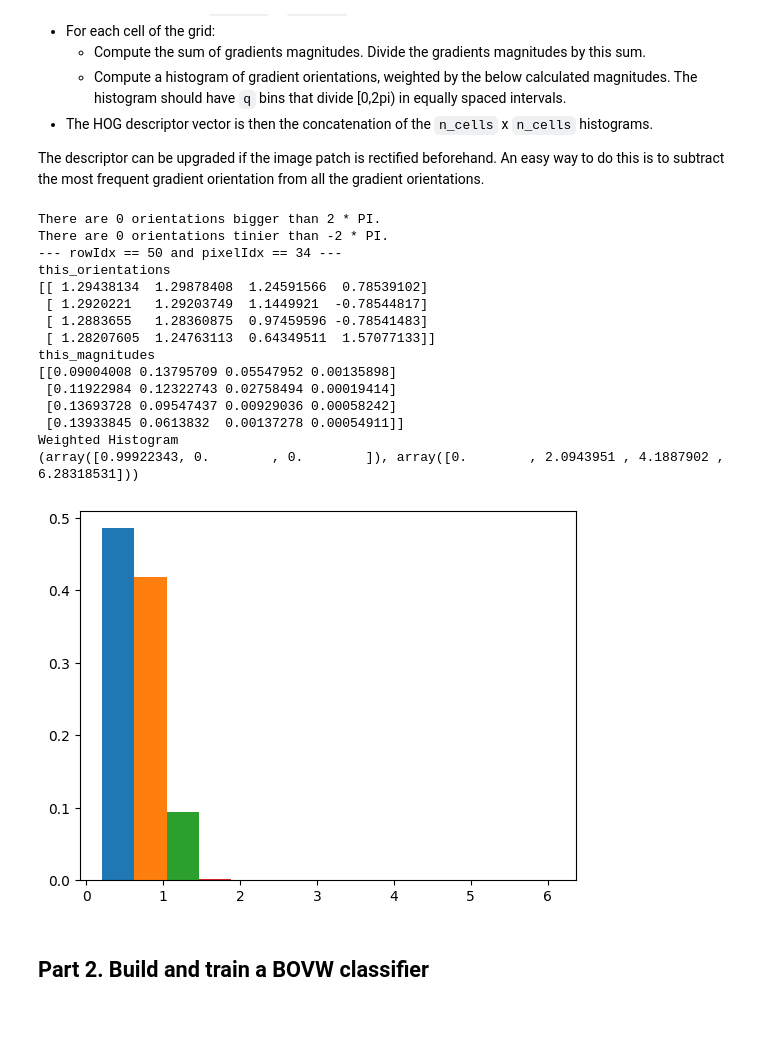
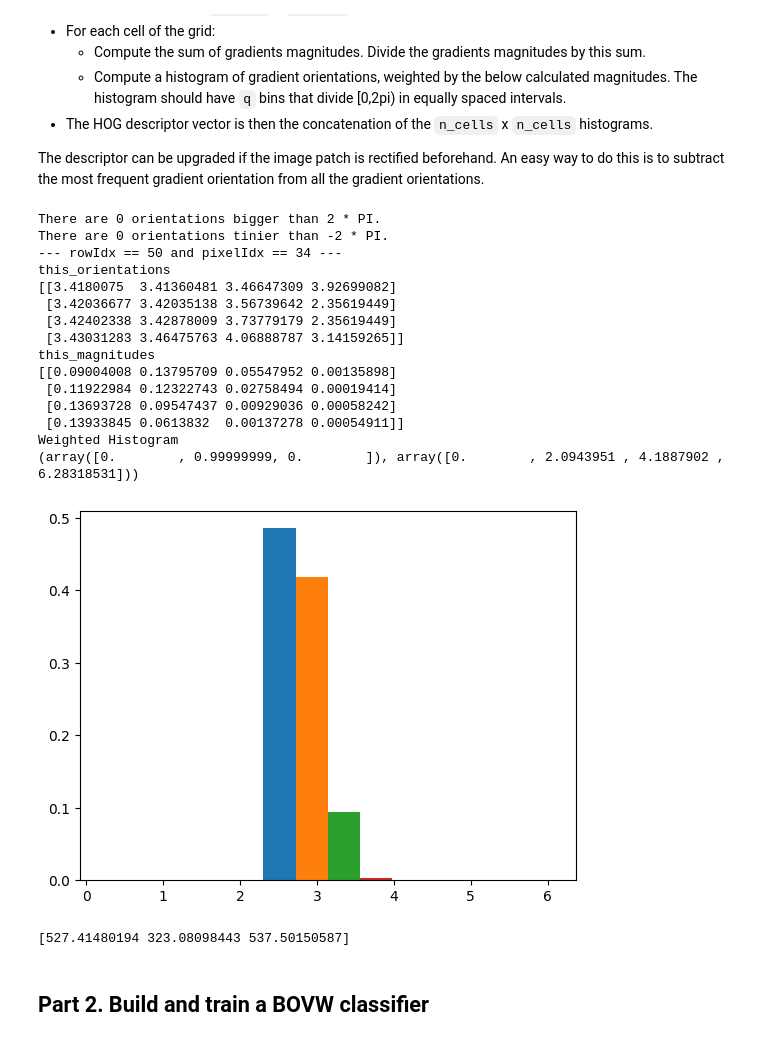
Before and after one commit to Emanuel162/ComputerVision, a Jupyter notebook: assignments/assignment_3/assignment_3.ipynb, the cells around one changed output. Saved outputs shown, nothing was run; the diff lists cells and outputs as text; code cells hidden in the pictures.

```diff
--- a/assignments/assignment_3/assignment_3.ipynb
+++ b/assignments/assignment_3/assignment_3.ipynb
@@ -121,7 +121,7 @@ def compute_hog_descriptor(img_patch, n_cells=4, q=4):
     grad_x = opencv.Sobel(img_patch, opencv.CV_64F, 1, 0)
     grad_y = opencv.Sobel(img_patch, opencv.CV_64F, 0, 1)
 
-    orientations = np.arctan(grad_x/(grad_y + epsilon))
+    orientations = np.arctan2(grad_y, grad_x) + np.pi
     print(f'There are {np.sum(np.where(orientations > 2 * np.pi)[0])} orientations bigger than 2 * PI.')
     print(f'There are {np.sum(np.where(orientations < - 2 * np.pi)[0])} orientations tinier than -2 * PI.')
     magnitudes = np.sqrt(grad_x ** 2 + grad_y ** 2)
@@ -137,42 +137,41 @@ def compute_hog_descriptor(img_patch, n_cells=4, q=4):
              this_magnitudes = magnitudes[rowIdx*n_cells-n_cells:rowIdx*n_cells, pixelIdx*n_cells-n_cells:pixelIdx*n_cells]
              # Concatenate all histograms of orientations with weighted magnitudes
              hog_descriptor.append(np.asarray(np.histogram(this_orientations, intervals, weights=this_magnitudes)[0]))
              # Further information for one specific example
              if rowIdx == 50 and pixelIdx == 34:
                  print(f'--- rowIdx == 50 and pixelIdx == 34 ---')
                  print("this_orientations")
                  print(this_orientations)
                  print("this_magnitudes")
                  print(this_magnitudes)
-                 # because q=4 we always have three output values from the histogram
-                 # my problem is that all output values are always between the first two bin-values (0 and 2.09 (2*PI/3))
-                 # so i always got [1,0,0] as result from my histograms
                  print("Weighted Histogram")
                  print(np.histogram(this_orientations, intervals, weights=this_magnitudes))
                  plt.hist(this_orientations, intervals, weights=this_magnitudes)
                  plt.show()
     # plt.imshow(magnitudes, cmap='grey')
     # plt.show()
+
     return np.asarray(hog_descriptor).flatten()
 
 hog_descriptor = compute_hog_descriptor(image)
 # %% [output]
 There are 0 orientations bigger than 2 * PI.
 There are 0 orientations tinier than -2 * PI.
 --- rowIdx == 50 and pixelIdx == 34 ---
 this_orientations
-[[ 1.29438134  1.29878408  1.24591566  0.78539102]
- [ 1.2920221   1.29203749  1.1449921  -0.78544817]
- [ 1.2883655   1.28360875  0.97459596 -0.78541483]
- [ 1.28207605  1.24763113  0.64349511  1.57077133]]
+[[3.4180075  3.41360481 3.46647309 3.92699082]
+ [3.42036677 3.42035138 3.56739642 2.35619449]
+ [3.42402338 3.42878009 3.73779179 2.35619449]
+ [3.43031283 3.46475763 4.06888787 3.14159265]]
 this_magnitudes
 [[0.09004008 0.13795709 0.05547952 0.00135898]
  [0.11922984 0.12322743 0.02758494 0.00019414]
  [0.13693728 0.09547437 0.00929036 0.00058242]
  [0.13933845 0.0613832  0.00137278 0.00054911]]
 Weighted Histogram
-(array([0.99922343, 0.        , 0.        ]), array([0.        , 2.0943951 , 4.1887902 , 6.28318531]))
+(array([0.        , 0.99999999, 0.        ]), array([0.        , 2.0943951 , 4.1887902 , 6.28318531]))
-[figure, old version]
+[figure, new version]
+[527.41480194 323.08098443 537.50150587]
 # %% [markdown]
 ## Part 2. Build and train a BOVW classifier
 # %% [markdown]
```
